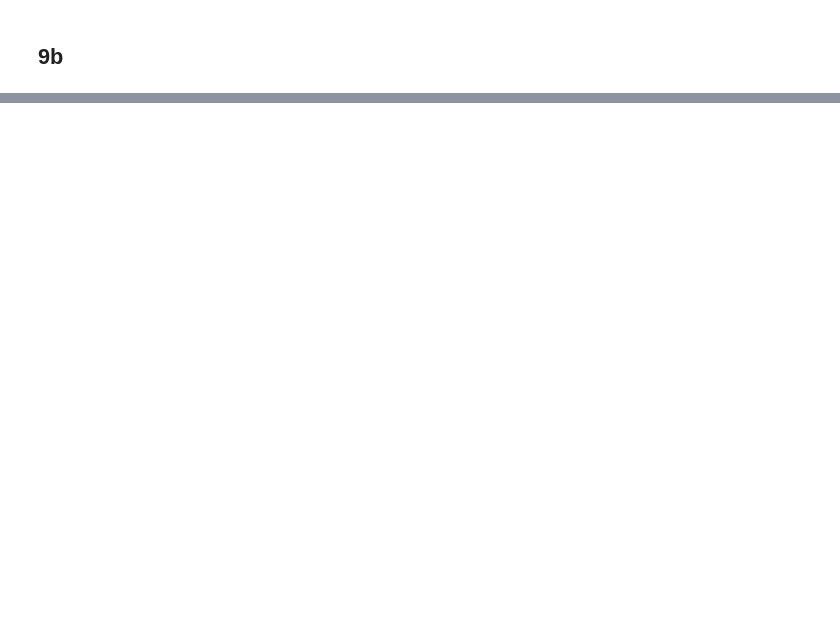
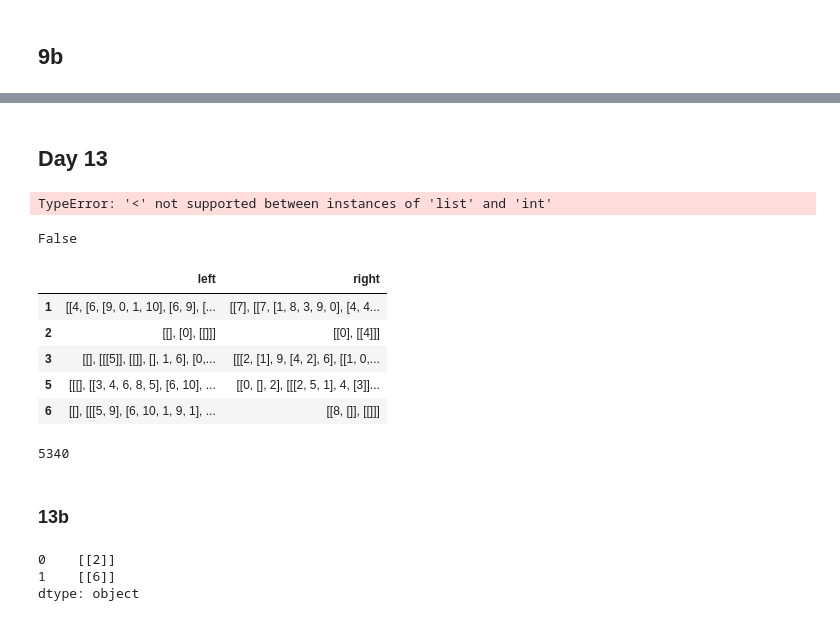
Before and after one commit to tdpetrou/Advent-of-Code-Pandas, a Jupyter notebook: 2022/Problems.ipynb, the cells around one changed output, grey strips where cells are left out. Drawn from its saved outputs; the diff is of its cells as text; code cells hidden in the pictures; blank space fills up the shorter version.

```diff
--- a/2022/Problems.ipynb
+++ b/2022/Problems.ipynb
@@ -1161,0 +660,10 @@ dtype: object
+# %%
+s = df.stack()
+s.head(10)
+# %%
+start = (s == 'S').idxmax()
+end = (s == 'E').idxmax()
+start, end
+# %%
+s = s.replace({'S': 'a', 'E': 'z'}).apply(ord) - ord('a') + 1
+s.head(10)
@@ -1161,0 +672,26 @@ dtype: object
+# %%
+paths = [[start]]
+# paths = [[end]] # part 2
+completed_path = None
+all_points = set()
+while not completed_path:
+    all_paths = []
+    for path in paths:
+        y, x = path[-1]
+        cur_val = s[y, x]
+        for next_pos in ((y - 1, x), (y + 1, x), (y, x - 1), (y, x + 1)):
+            try:
+                next_val = s[next_pos]
+            except KeyError:
+                continue
+            if cur_val + 1 >= next_val and next_pos not in all_points:
+#             if cur_val - 1 <= next_val and next_pos not in all_points: # part 2
+                new_path = path.copy()
+                new_path.append(next_pos)
+                all_points.add(next_pos)
+                if next_pos == end:
+#                 if next_val == 1: # part 2
+                    completed_path = new_path
+                else:
+                    all_paths.append(new_path)
+    paths = all_paths
@@ -1161,0 +706,10 @@ dtype: object
+# %% [markdown]
+## Day 13
+# %%
+[1, 2, [3, 10]] < [1, 2, 3, 5]
+# %% [output]
+TypeError: '<' not supported between instances of 'list' and 'int'
+# %%
+[3, 10] < [3]
+# %% [output]
+False
@@ -1161,0 +726,29 @@ dtype: object
+# %%
+s = pd.read_csv('data/day13.txt', sep='X', header=None).squeeze()
+df = (pd.DataFrame({'left': s.values[::2],
+                    'right': s.values[1::2]})
+        .replace({'\[': 'List([', '\]': '])'}, regex=True)
+        .apply(lambda x: [eval(i) for i in x])
+     )
+df.index = df.index + 1
+df.query('left < right').head()
+# %% [output]
+|  | left | right |
+| 1 | [[4, [6, [9, 0, 1, 10], [6, 9], [... | [[7], [[7, [1, 8, 3, 9, 0], [4, 4... |
+| 2 | [[], [0], [[]]] | [[0], [[4]]] |
+| 3 | [[], [[[5]], [[]], [], 1, 6], [0,... | [[[2, [1], 9, [4, 2], 6], [[1, 0,... |
+| 5 | [[[], [[3, 4, 6, 8, 5], [6, 10], ... | [[0, [], 2], [[[2, 5, 1], 4, [3]]... |
+| 6 | [[], [[[5, 9], [6, 10, 1, 9, 1], ... | [[8, []], [[]]] |
+# %%
+df.query('left < right').index.values.sum()
+# %% [output]
+5340
+# %% [markdown]
+### 13b
+# %%
+divider = pd.Series([List([List([2])]), List([List([6])])])
+divider
+# %% [output]
+0    [[2]]
+1    [[6]]
+dtype: object
```
Also changed, not shown: parts of 107 cells of this notebook, 7 other files.
